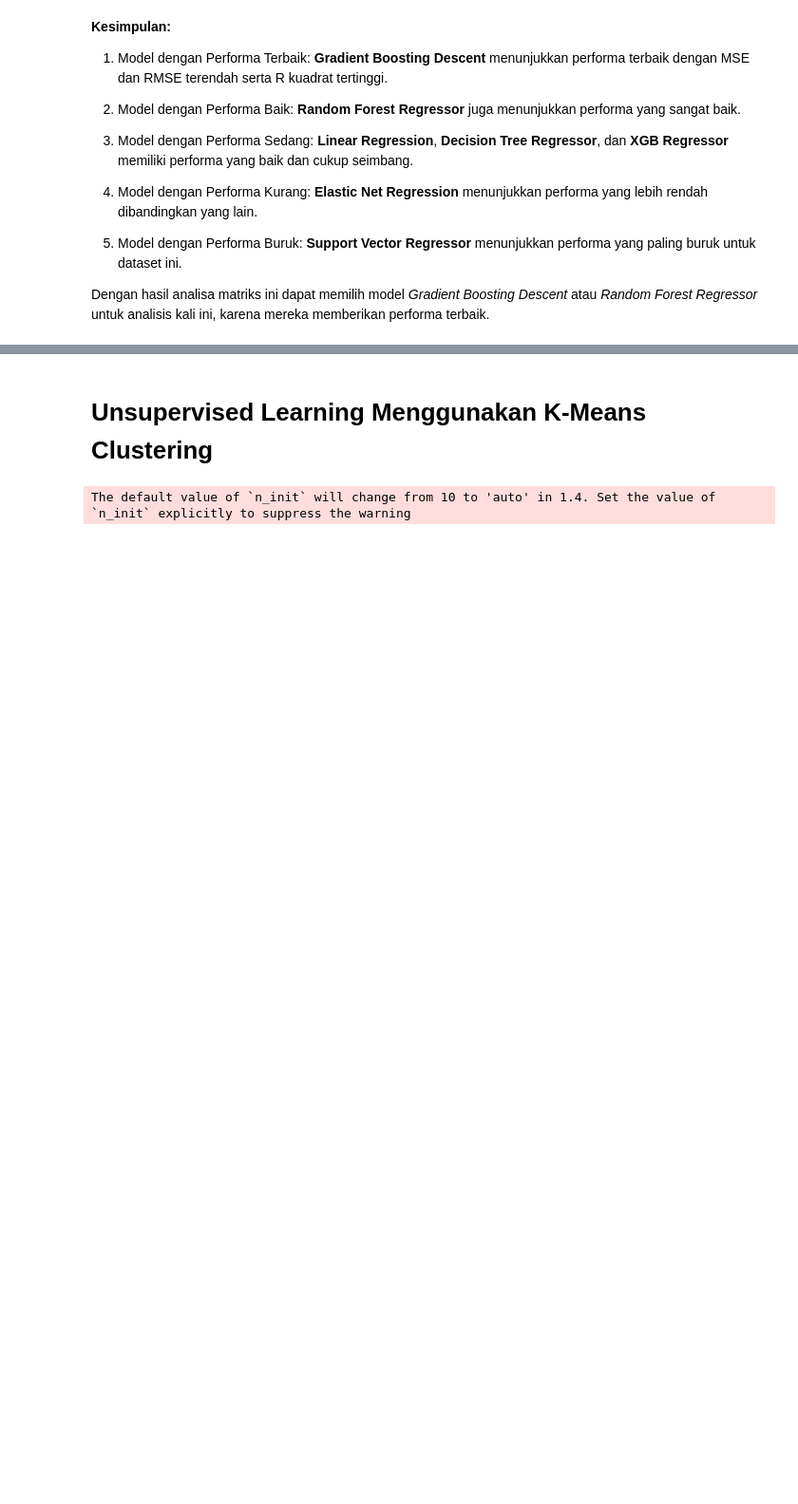
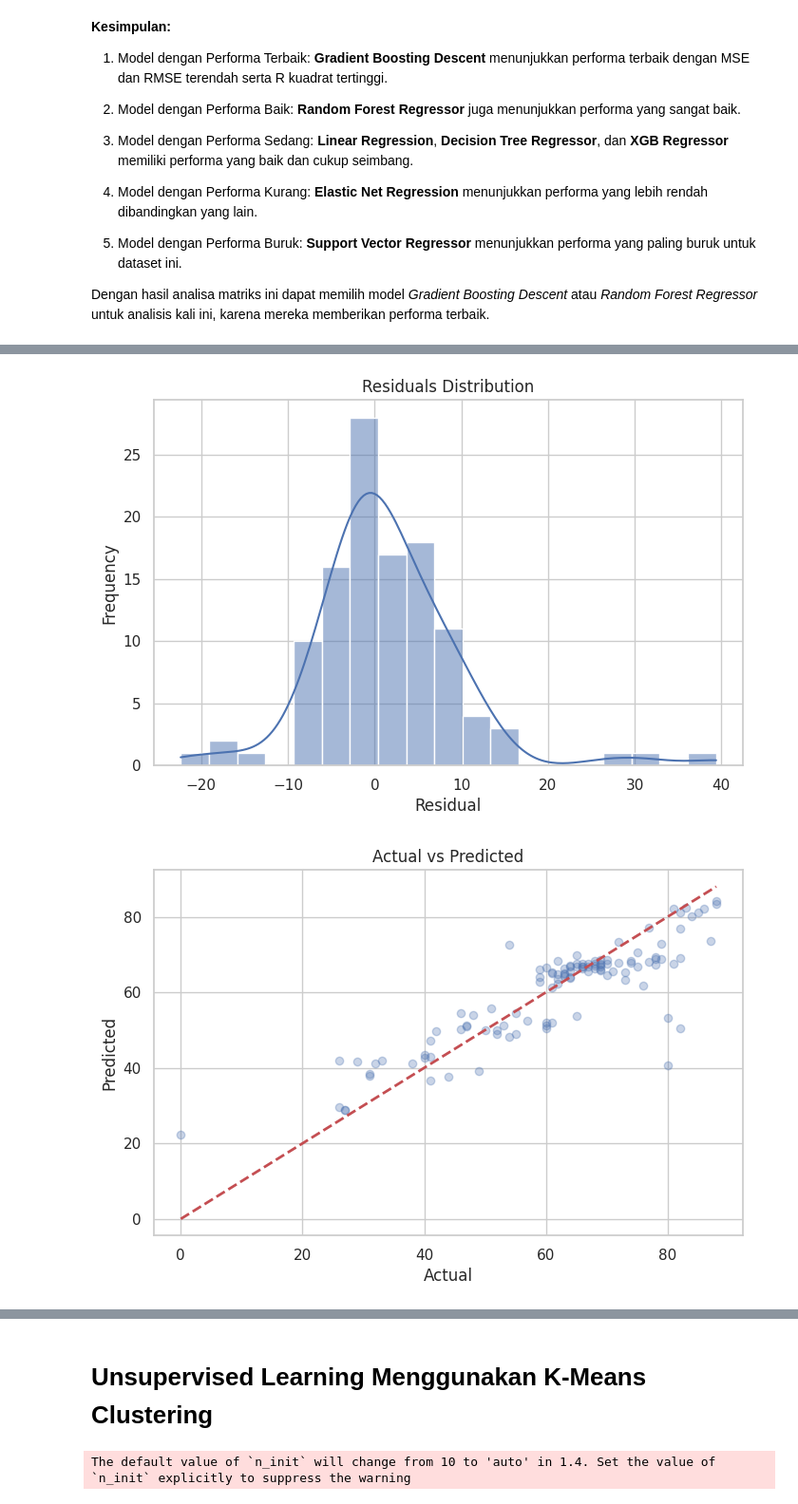
Before and after one commit to arindalestari/Taylor-Swift-Data-Viz-and-Modelling, a Jupyter notebook: Taylor_swift_song_popularity.ipynb, the cells around one changed output, grey strips where cells are left out. Shown at 95% size. Saved outputs shown, nothing was run; the diff lists cells and outputs as text; code cells hidden in the pictures; blank space fills up the shorter version.

```diff
--- a/Taylor_swift_song_popularity.ipynb
+++ b/Taylor_swift_song_popularity.ipynb
@@ -559,0 +676,26 @@ Dengan hasil analisa matriks ini dapat memilih model *Gradient Boosting Descent*
+# %%
+import matplotlib.pyplot as plt
+import seaborn as sns
+
+# Hitung residual
+residuals = y_test - y_pred
+
+# Plot residuals
+plt.figure(figsize=(8, 5))
+sns.histplot(residuals, kde=True)
+plt.title('Residuals Distribution')
+plt.xlabel('Residual')
+plt.ylabel('Frequency')
+plt.show()
+
+# Plot prediksi vs nilai sebenarnya
+plt.figure(figsize=(8, 5))
+plt.scatter(y_test, y_pred, alpha=0.3)
+plt.plot([y_test.min(), y_test.max()], [y_test.min(), y_test.max()], 'r--', lw=2)
+plt.xlabel('Actual')
+plt.ylabel('Predicted')
+plt.title('Actual vs Predicted')
+plt.show()
+# %% [output]
+[figure, added]
+[figure, added]
```
Also changed, not shown: parts of 9 cells of this notebook.
